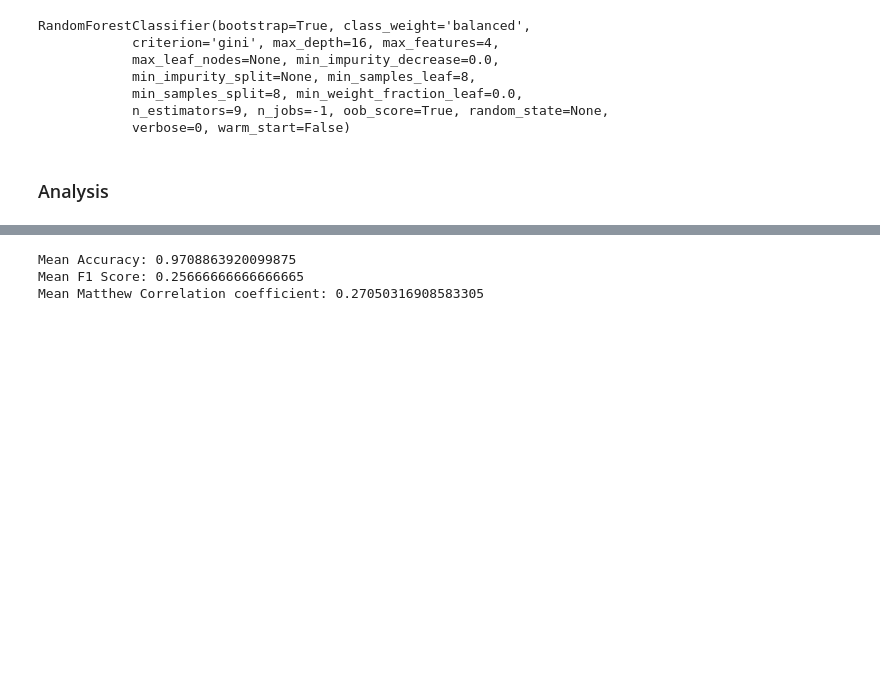
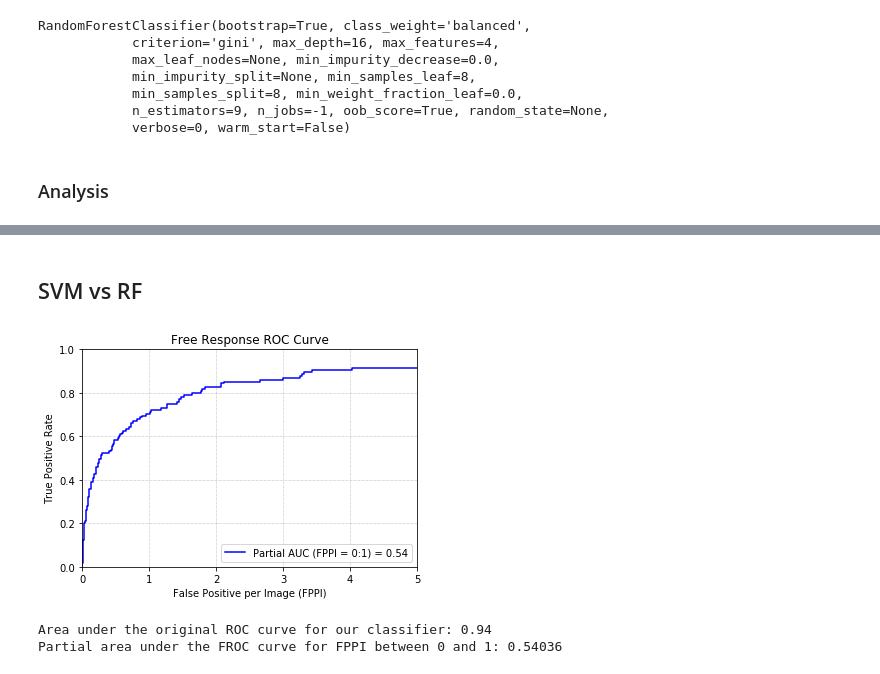
Before and after one commit to OlehKSS/IMMAS, a Jupyter notebook: examples/Random_Forests_ROC.ipynb, the cells around one changed output, grey strips where cells are left out. Drawn from its saved outputs; the diff is of its cells as text; code cells hidden in the pictures; blank space fills up the shorter version.

```diff
--- a/examples/Random_Forests_ROC.ipynb
+++ b/examples/Random_Forests_ROC.ipynb
@@ -395,6 +400,17 @@ Matthew Correlation Coefficient:
-# %%
-run_kfold(clf_opt)
-# %% [output]
-Mean Accuracy: 0.9708863920099875
-Mean F1 Score: 0.25666666666666665
-Mean Matthew Correlation coefficient: 0.27050316908583305
+# %% [markdown]
+## SVM vs RF
+# %%
+dt1 = np.zeros((x_train.shape[0],x_train.shape[1]+1));
+dt1[:,:-1] = x_train
+dt1[:,-1] = y_train
+
+# Concatenates data and labels of dataset02 into one array
+dt2 = np.zeros((x_test.shape[0],x_test.shape[1]+1));
+dt2[:,:-1] = x_test
+dt2[:,-1] = y_test
+
+full_probabilities, full_auc, partial_auc, FROC_fpr, FROC_tpr = classification.run_SVM(dt1, dt2, features='all_except_LBP')
+# %% [output]
+[figure, added]
+Area under the original ROC curve for our classifier: 0.94
+Partial area under the FROC curve for FPPI between 0 and 1: 0.54036
```
Also changed, not shown: parts of 12 cells of this notebook, 4 other files.
